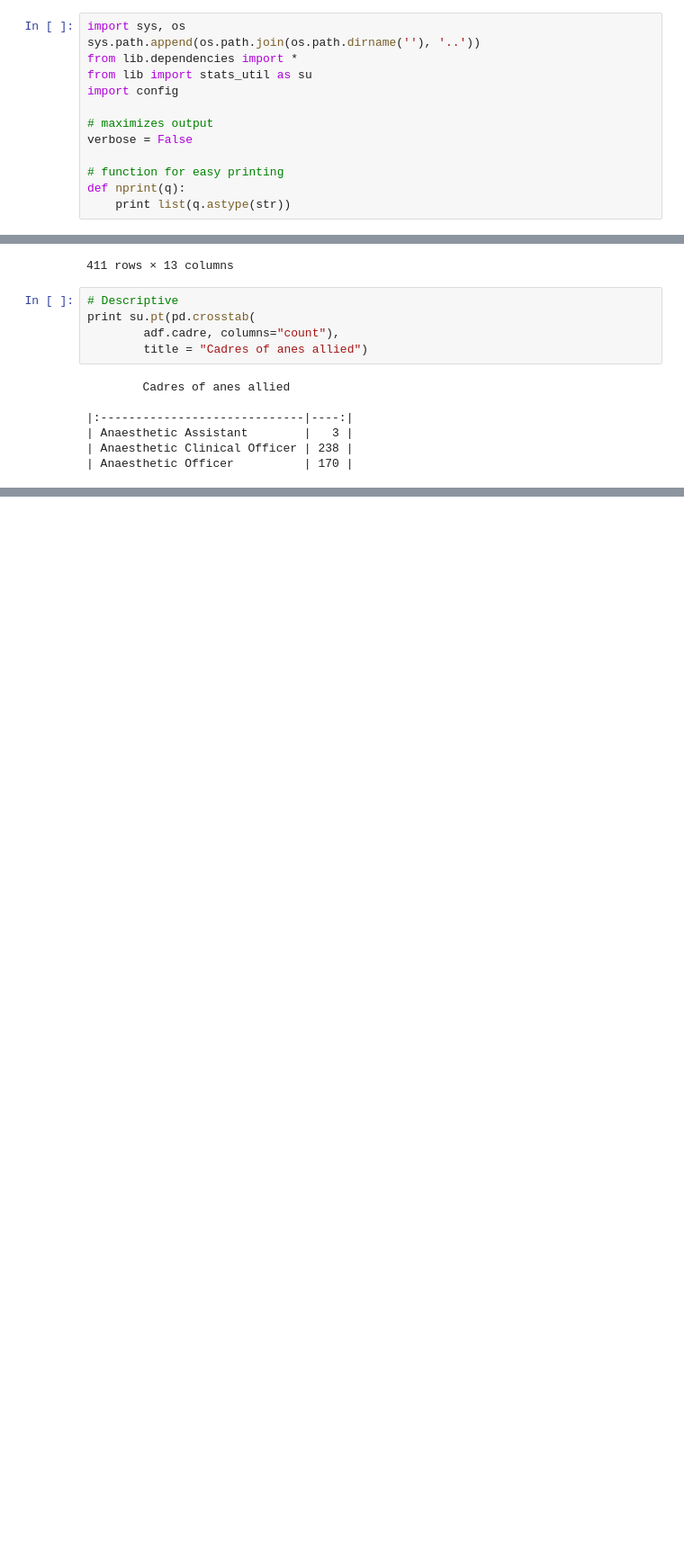
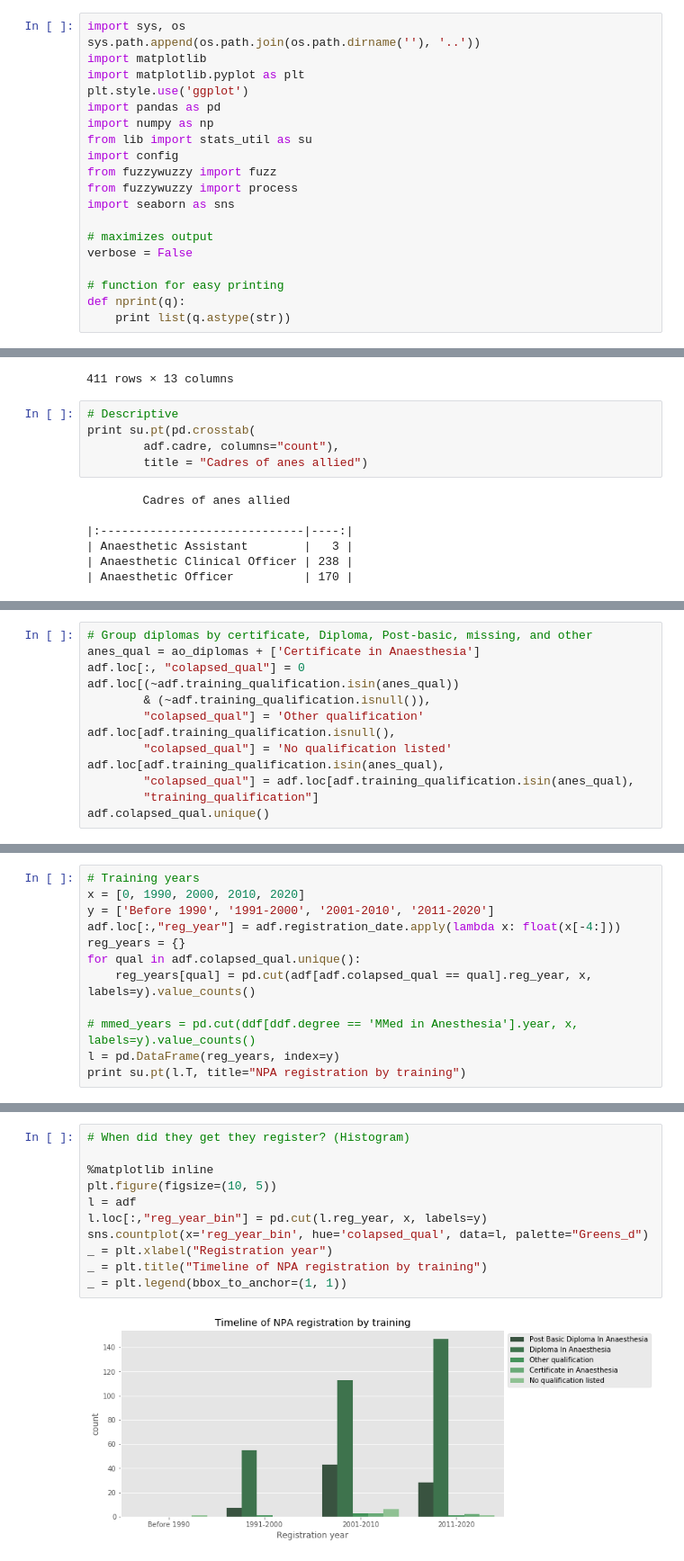
Before and after one commit to alexgoodell/uganda-model, a Jupyter notebook: notebooks/Non-physician anesthesthetist.ipynb, the cells around one changed output, grey strips where cells are left out. Shown at 90% size. Drawn from its saved outputs; the diff is of its cells as text; blank space fills up the shorter version.

```diff
--- a/notebooks/Non-physician anesthesthetist.ipynb
+++ b/notebooks/Non-physician anesthesthetist.ipynb
@@ -1,9 +3,16 @@
 # %%
 import sys, os
 sys.path.append(os.path.join(os.path.dirname(''), '..'))
-from lib.dependencies import *
+import matplotlib
+import matplotlib.pyplot as plt
+plt.style.use('ggplot')
+import pandas as pd
+import numpy as np
 from lib import stats_util as su
 import config
+from fuzzywuzzy import fuzz
+from fuzzywuzzy import process
+import seaborn as sns
 
 # maximizes output
 verbose = False
@@ -137,0 +174,13 @@ pd.crosstab(q.training_qualification,[q.training_institution]).T
+# %%
+# Group diplomas by certificate, Diploma, Post-basic, missing, and other
+anes_qual = ao_diplomas + ['Certificate in Anaesthesia']
+adf.loc[:, "colapsed_qual"] = 0
+adf.loc[(~adf.training_qualification.isin(anes_qual))
+        & (~adf.training_qualification.isnull()),
+        "colapsed_qual"] = 'Other qualification'
+adf.loc[adf.training_qualification.isnull(),
+        "colapsed_qual"] = 'No qualification listed'
+adf.loc[adf.training_qualification.isin(anes_qual),
+        "colapsed_qual"] = adf.loc[adf.training_qualification.isin(anes_qual),
+        "training_qualification"]
+adf.colapsed_qual.unique()
@@ -137,0 +201,12 @@ pd.crosstab(q.training_qualification,[q.training_institution]).T
+# %%
+# Training years
+x = [0, 1990, 2000, 2010, 2020]
+y = ['Before 1990', '1991-2000', '2001-2010', '2011-2020']
+adf.loc[:,"reg_year"] = adf.registration_date.apply(lambda x: float(x[-4:]))
+reg_years = {}
+for qual in adf.colapsed_qual.unique():
+    reg_years[qual] = pd.cut(adf[adf.colapsed_qual == qual].reg_year, x, labels=y).value_counts()
+
+# mmed_years = pd.cut(ddf[ddf.degree == 'MMed in Anesthesia'].year, x, labels=y).value_counts()
+l = pd.DataFrame(reg_years, index=y)
+print su.pt(l.T, title="NPA registration by training")
@@ -137,0 +222,13 @@ pd.crosstab(q.training_qualification,[q.training_institution]).T
+# %%
+# When did they get they register? (Histogram)
+
+%matplotlib inline
+plt.figure(figsize=(10, 5))
+l = adf
+l.loc[:,"reg_year_bin"] = pd.cut(l.reg_year, x, labels=y)
+sns.countplot(x='reg_year_bin', hue='colapsed_qual', data=l, palette="Greens_d")
+_ = plt.xlabel("Registration year")
+_ = plt.title("Timeline of NPA registration by training")
+_ = plt.legend(bbox_to_anchor=(1, 1))
+# %% [output]
+[figure, added]
```
Also changed, not shown: parts of 12 cells of this notebook, 1 other file.
